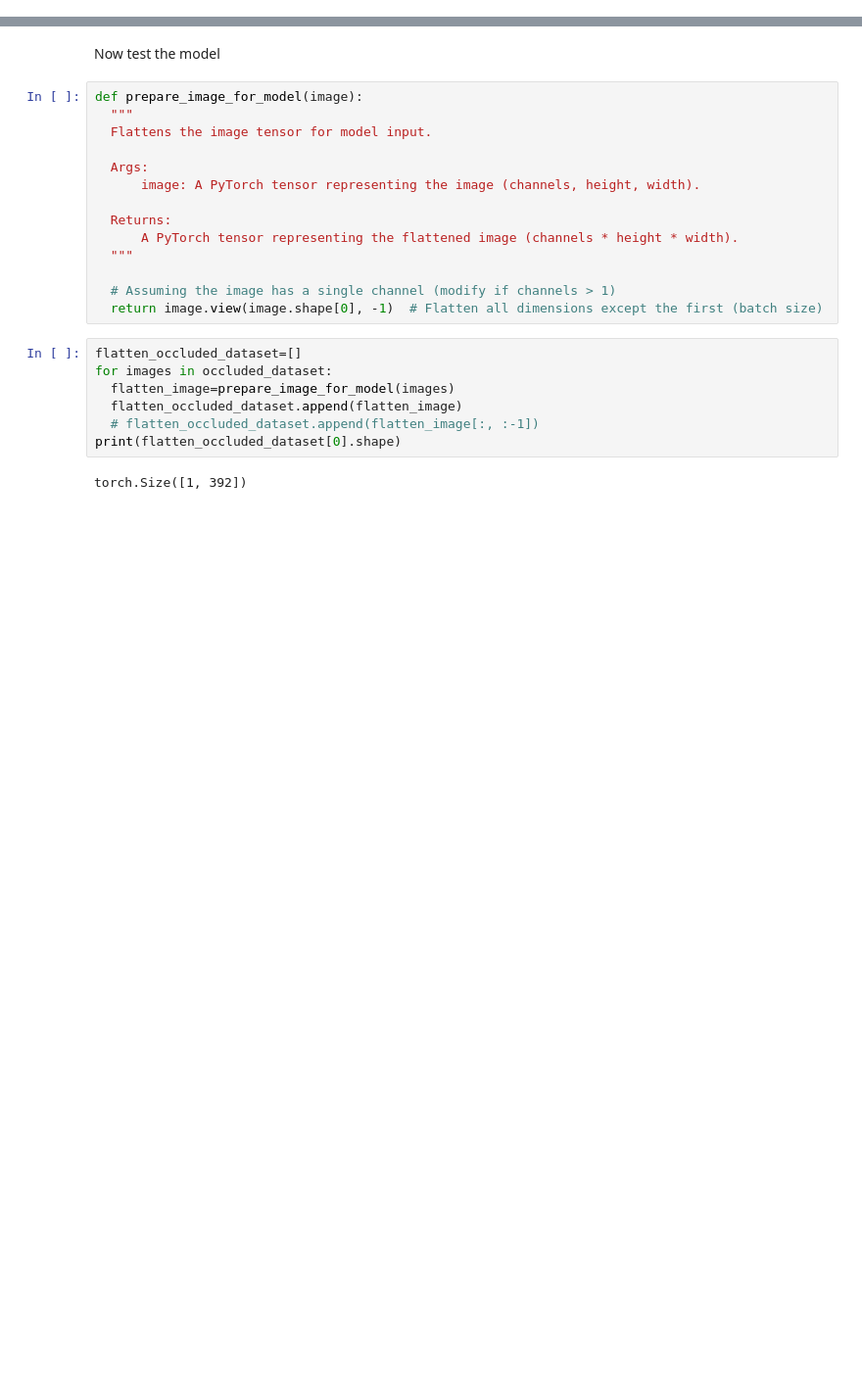
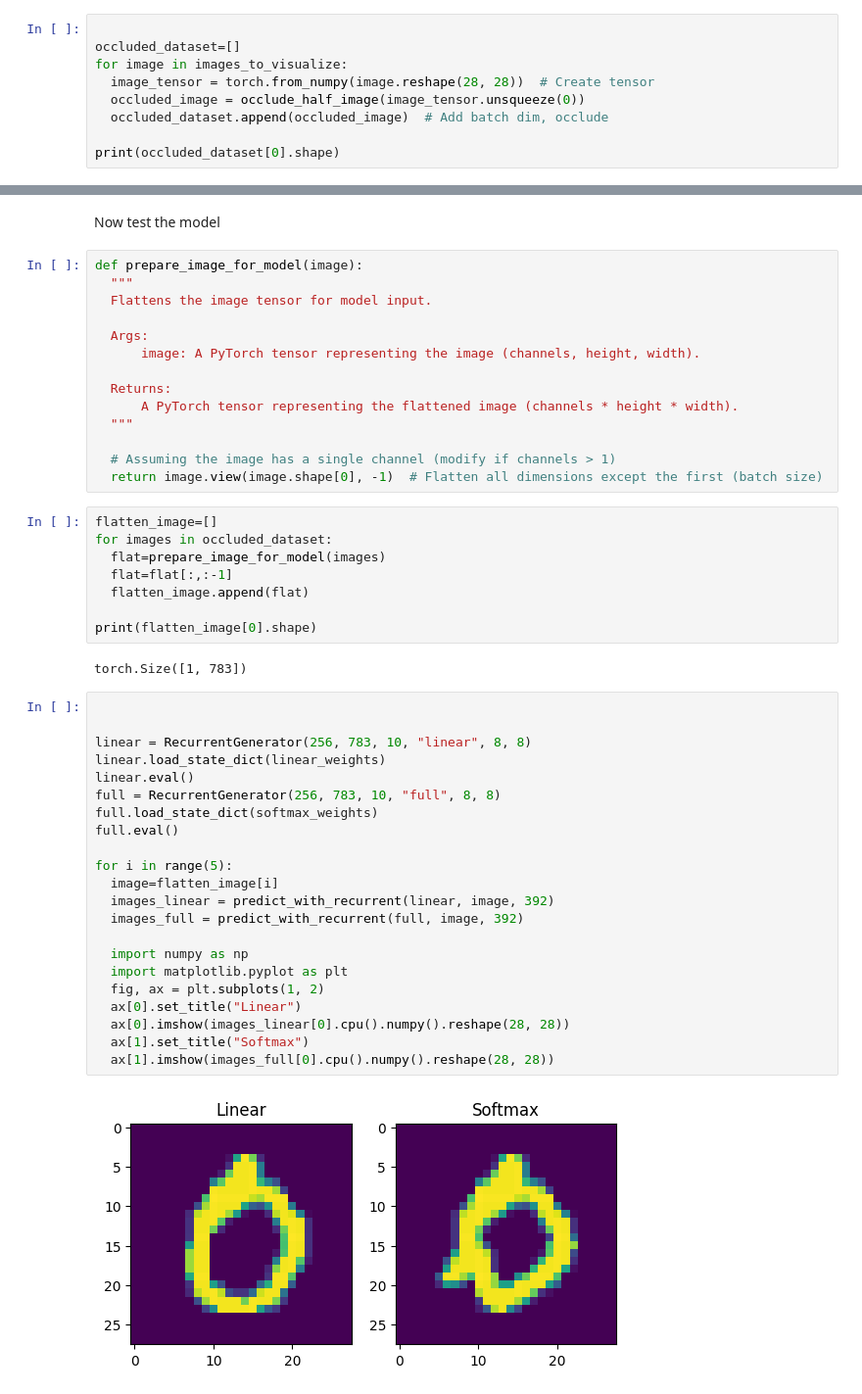
Before and after one commit to mrigankpawagi/EfficientAttention, a Jupyter notebook: Efficient_Attention.ipynb, the cells around one changed output, grey strips where cells are left out. Shown: that part at 98% size. Drawn from its saved outputs; the diff is of its cells as text; blank space fills up the shorter version.

```diff
--- a/Efficient_Attention.ipynb
+++ b/Efficient_Attention.ipynb
@@ -489,0 +519,9 @@ for images in dataset:
+# %%
+
+occluded_dataset=[]
+for image in images_to_visualize:
+  image_tensor = torch.from_numpy(image.reshape(28, 28))  # Create tensor
+  occluded_image = occlude_half_image(image_tensor.unsqueeze(0))
+  occluded_dataset.append(occluded_image)  # Add batch dim, occlude
+
+print(occluded_dataset[0].shape)
@@ -504,11 +544,36 @@ def prepare_image_for_model(image):
   # Assuming the image has a single channel (modify if channels > 1)
   return image.view(image.shape[0], -1)  # Flatten all dimensions except the first (batch size)
 # %%
-flatten_occluded_dataset=[]
+flatten_image=[]
 for images in occluded_dataset:
-  flatten_image=prepare_image_for_model(images)
-  flatten_occluded_dataset.append(flatten_image)
-  # flatten_occluded_dataset.append(flatten_image[:, :-1])
-print(flatten_occluded_dataset[0].shape)
+  flat=prepare_image_for_model(images)
+  flat=flat[:,:-1]
+  flatten_image.append(flat)
+
+print(flatten_image[0].shape)
 # %% [output]
-torch.Size([1, 392])
+torch.Size([1, 783])
+# %%
+
+
+linear = RecurrentGenerator(256, 783, 10, "linear", 8, 8)
+linear.load_state_dict(linear_weights)
+linear.eval()
+full = RecurrentGenerator(256, 783, 10, "full", 8, 8)
+full.load_state_dict(softmax_weights)
+full.eval()
+
+for i in range(5):
+  image=flatten_image[i]
+  images_linear = predict_with_recurrent(linear, image, 392)
+  images_full = predict_with_recurrent(full, image, 392)
+
+  import numpy as np
+  import matplotlib.pyplot as plt
+  fig, ax = plt.subplots(1, 2)
+  ax[0].set_title("Linear")
+  ax[0].imshow(images_linear[0].cpu().numpy().reshape(28, 28))
+  ax[1].set_title("Softmax")
+  ax[1].imshow(images_full[0].cpu().numpy().reshape(28, 28))
+# %% [output]
+[figure, added]
```
Also changed, not shown: parts of 15 cells of this notebook.
